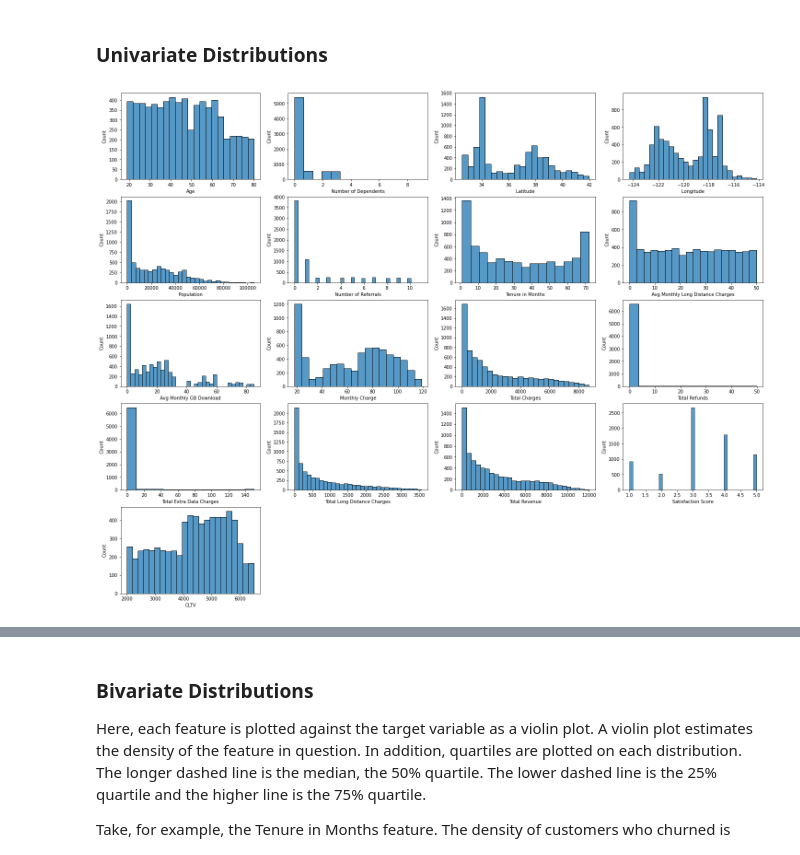
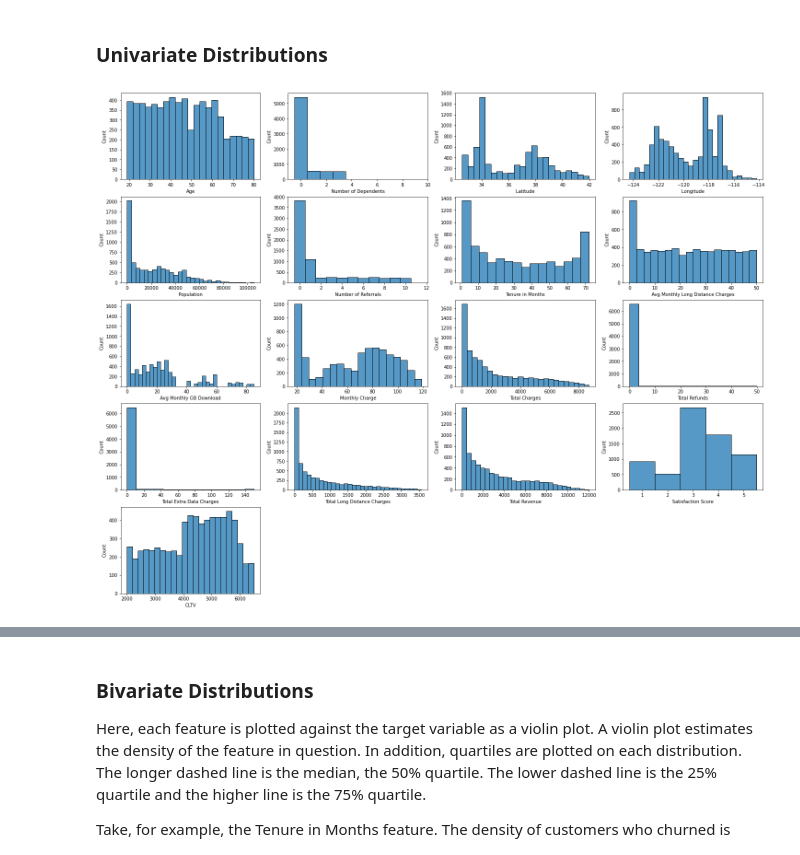
Before and after one commit to penichols10/telco_churn, a Jupyter notebook: telco_churn.ipynb, the cells around one changed output, grey strips where cells are left out. Saved outputs shown, nothing was run; the diff lists cells and outputs as text; code cells hidden in the pictures.

```diff
--- a/telco_churn.ipynb
+++ b/telco_churn.ipynb
@@ -54,5 +40,0 @@ I next look for a feature on which to join. I check to see if there is an ID col
-# %%
-for df in dfs:
-    for column in df.columns:
-        if 'ID' in column:
-            print(column)
@@ -69,3 +40,0 @@ I perform further examination to determine what the ID column is and if it is id
-# %%
-for df in dfs:
-    print(df.shape)
@@ -100,4 +83,0 @@ I now check the dataframes to see if they have zip code features. I print the lo
-# %%
-for i, df in enumerate(dfs):
-    if 'Zip Code' in df:
-        print(i+1) # print index + 1, in case reader is unfamiliar with 0 indexing
@@ -295,11 +330,14 @@ df[numerical].describe()
 # %%
 fig, axes = plt.subplots(5, 4, figsize=(25,20))
 
 for i, (ax, col) in enumerate(zip(np.ravel(axes), df[numerical].columns)):
-    sns.histplot(data=df[numerical], x=col, ax=ax)
+    if 'dependents' in col.lower() or 'score' in col.lower() or 'number' in col.lower():
+        sns.histplot(data=df[numerical], x=col, discrete=True, ax=ax)
+    else:
+        sns.histplot(data=df[numerical], x=col, ax=ax)
 
 for i, ax in enumerate(np.ravel(axes)):
         if i > len(df[numerical].columns)-1:
             ax.axis('off')
 # %% [output]
-[figure, old version]
+[figure, new version]
```
Also changed, not shown: parts of 40 cells of this notebook.
